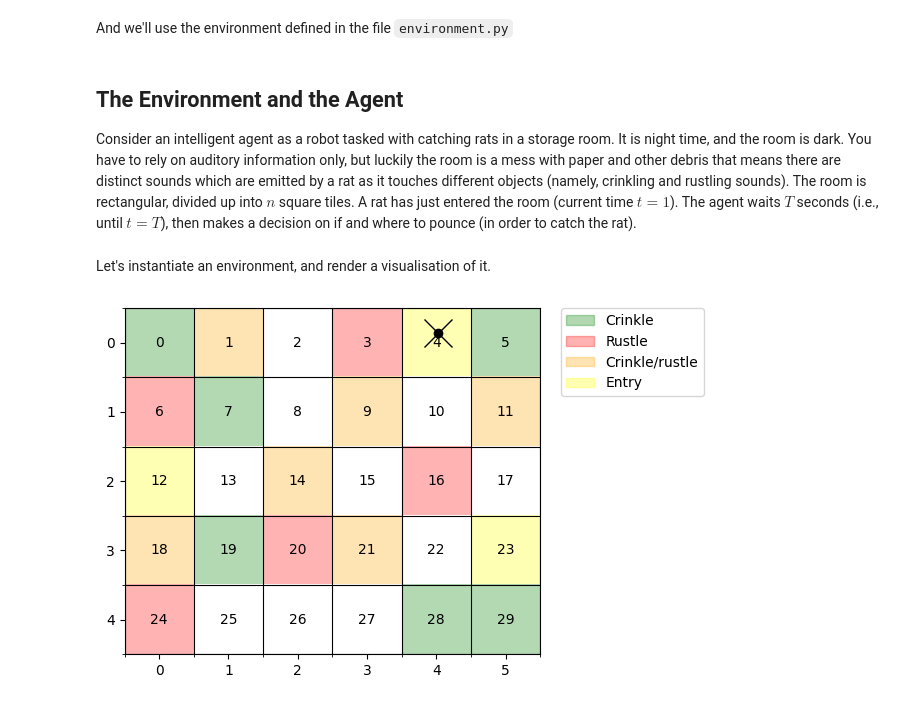
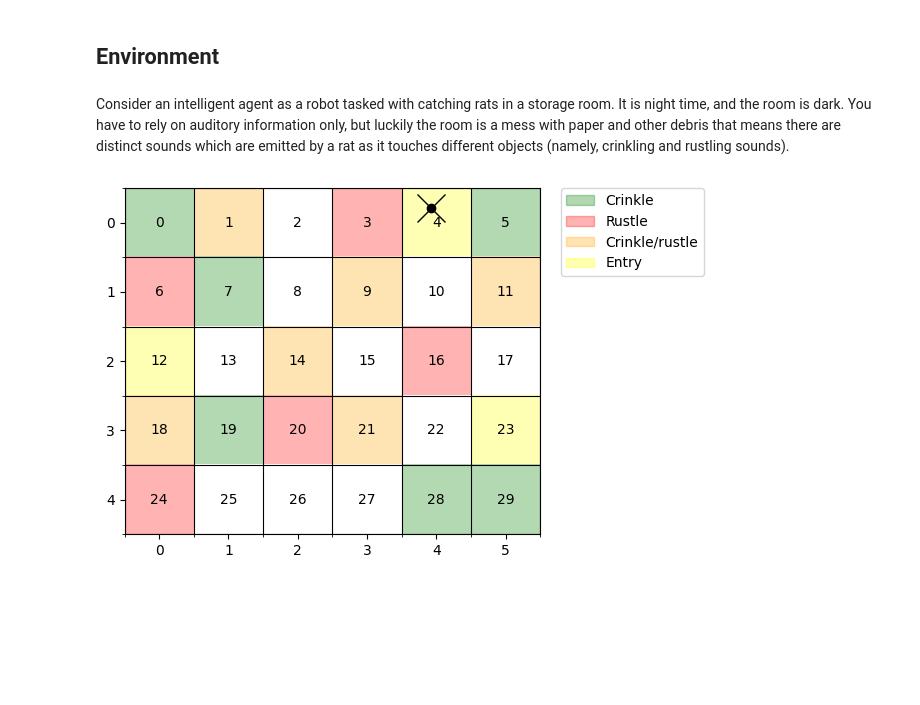
Before and after one commit to tr0fin0/classes_ensta, a Jupyter notebook: 3A/CSC_52081_EP/CSC_52081_EP_TP1/CSC_52081_EP_TP1.ipynb, the cells around one changed output. Cells and saved outputs as stored; diff of their text form; code cells hidden in the pictures; blank space fills up the shorter version.

```diff
--- a/3A/CSC_52081_EP/CSC_52081_EP_TP1/CSC_52081_EP_TP1.ipynb
+++ b/3A/CSC_52081_EP/CSC_52081_EP_TP1/CSC_52081_EP_TP1.ipynb
@@ -22,2 +29,0 @@ import matplotlib.pyplot as plt
-# %% [markdown]
-And we'll use the environment defined in the file `environment.py`
@@ -28,20 +30,26 @@ from environment import Environment
+# %% [markdown]
+## Environment
 # %% [markdown]
-
-## The Environment and the Agent
-
-Consider an intelligent agent as a robot tasked with catching rats in a storage room. It is night time, and the room is dark. You have to rely on auditory information only, but luckily the room is a mess with paper and other debris that means there are distinct sounds which are emitted by a rat as it touches different objects (namely, crinkling and rustling sounds). The room is rectangular, divided up into $n$ square tiles.  A rat has just entered the room (current time $t=1$). The agent waits $T$ seconds (i.e., until $t=T$), then makes a decision on if and where to pounce (in order to catch the rat).
+Consider an intelligent agent as a robot tasked with catching rats in a storage room. It is night time, and the room is dark. You have to rely on auditory information only, but luckily the room is a mess with paper and other debris that means there are distinct sounds which are emitted by a rat as it touches different objects (namely, crinkling and rustling sounds).
-# %% [markdown]
-Let's instantiate an environment, and render a visualisation of it.
 # %%
-G = np.array([[1,3,0,2,4,1],
-              [2,1,0,3,0,3],
-              [4,0,3,0,2,0],
-              [3,1,2,3,0,4],
-              [2,0,0,0,1,1]])
+# grid position colors
+#   1: crinkle
+#   2: rustle
+#   3: crinkle and rustle
+#   4: entry
 
-env = Environment(G)
-# Plot the environment in state 's_t = 4'
+grid = np.array([
+    [1, 3, 0, 2, 4, 1],
+    [2, 1, 0, 3, 0, 3],
+    [4, 0, 3, 0, 2, 0],
+    [3, 1, 2, 3, 0, 4],
+    [2, 0, 0, 0, 1, 1]
+])
+
+env = Environment(grid)
+
+# environment at state 's_t = 4'
 fig, ax = env.render([4], None)
 plt.show()
 # %% [output]
-[figure, old version]
+[figure, new version]
```
Also changed, not shown: parts of 48 cells of this notebook.
